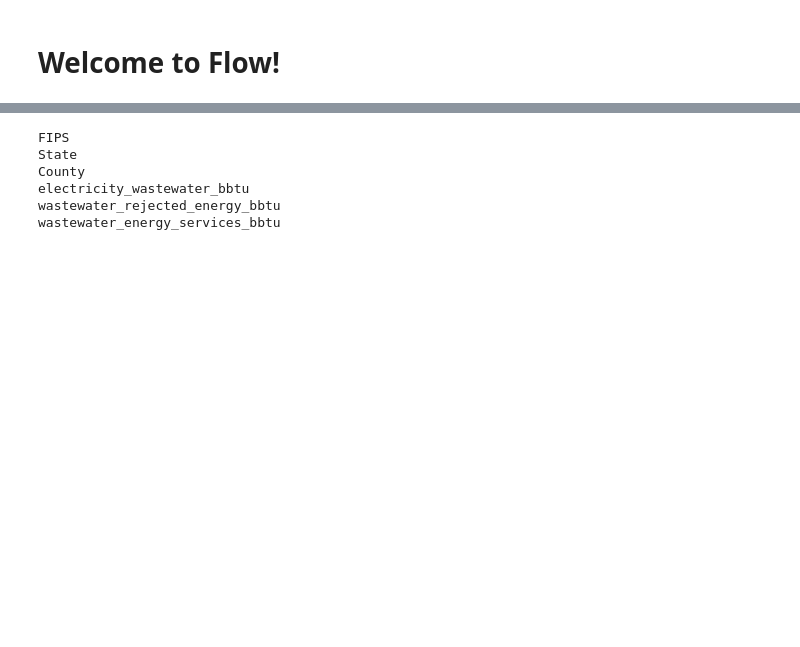
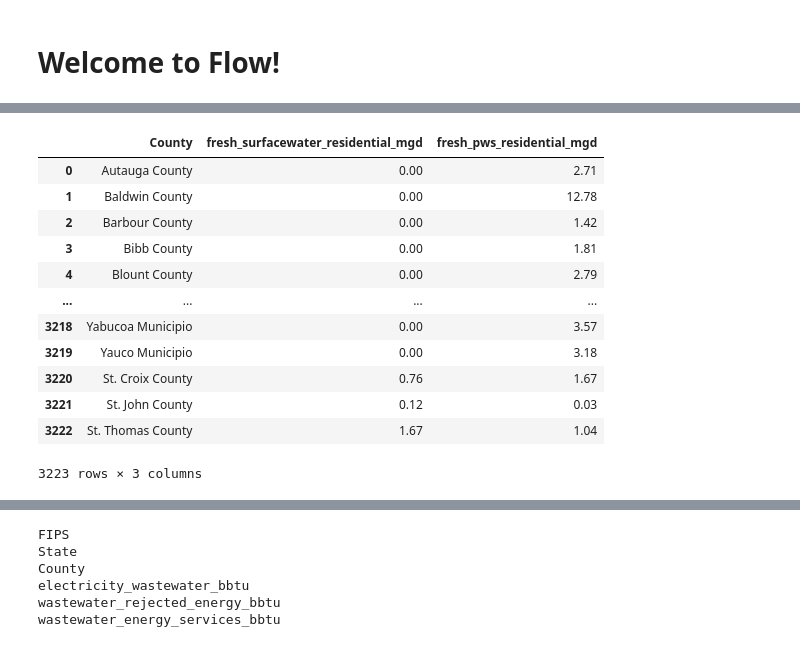
Before and after one commit to pnnl/interflow, a Jupyter notebook: flow_notebook.ipynb, the cells around one changed output, grey strips where cells are left out. Drawn from its saved outputs; the diff is of its cells as text; code cells hidden in the pictures; blank space fills up the shorter version.

```diff
--- a/flow_notebook.ipynb
+++ b/flow_notebook.ipynb
@@ -23 +57,18 @@ df.describe()
+# %%
+df = flow.prep_water_use_2015(variables=['County','fresh_surfacewater_residential_mgd', 'fresh_pws_residential_mgd'])
+df
+# %% [output]
+|  | County | fresh_surfacewater_residential_mgd | fresh_pws_residential_mgd |
+| 0 | Autauga County | 0.00 | 2.71 |
+| 1 | Baldwin County | 0.00 | 12.78 |
+| 2 | Barbour County | 0.00 | 1.42 |
+| 3 | Bibb County | 0.00 | 1.81 |
+| 4 | Blount County | 0.00 | 2.79 |
+| ... | ... | ... | ... |
+| 3218 | Yabucoa Municipio | 0.00 | 3.57 |
+| 3219 | Yauco Municipio | 0.00 | 3.18 |
+| 3220 | St. Croix County | 0.76 | 1.67 |
+| 3221 | St. John County | 0.12 | 0.03 |
+| 3222 | St. Thomas County | 1.67 | 1.04 |
+3223 rows × 3 columns
 # %%
```
Also changed, not shown: parts of 5 cells of this notebook, 2 other files.
